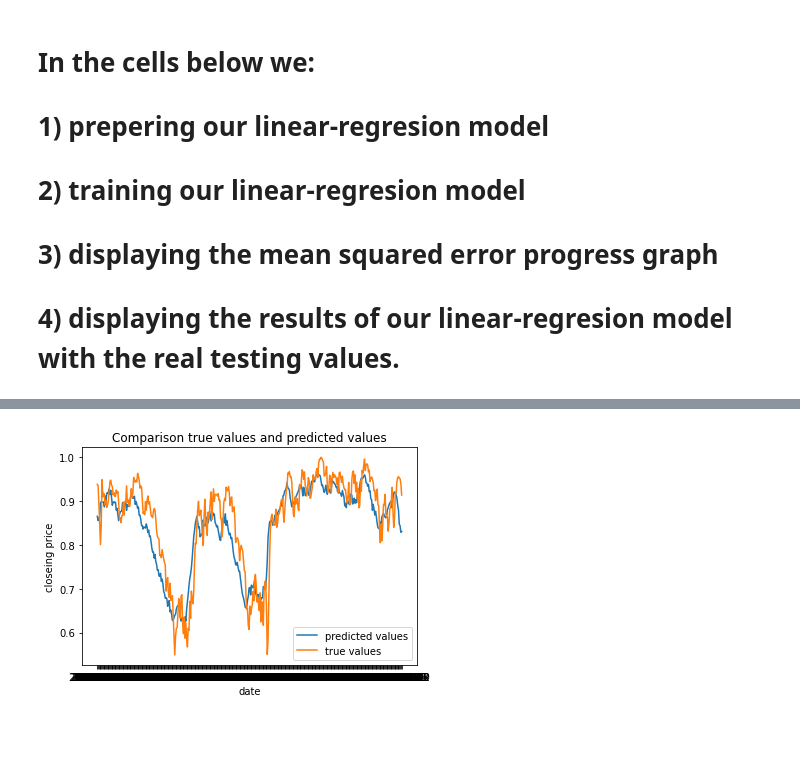
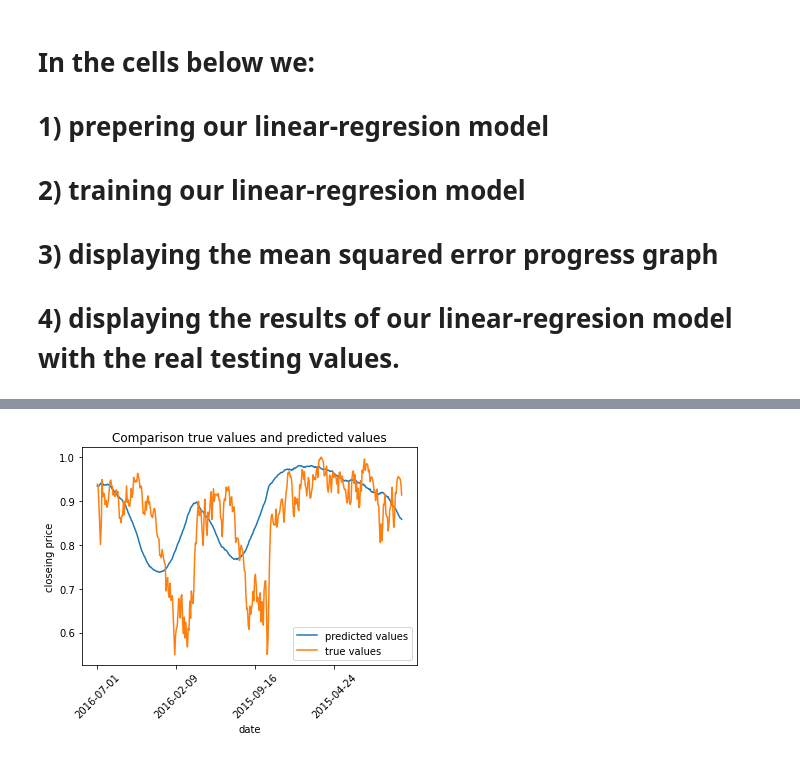
Before and after one commit to Eliot100/DJIA-stock-project, a Jupyter notebook: DJIA_stock_project.ipynb, the cells around one changed output, grey strips where cells are left out. Cells and saved outputs as stored; diff of their text form; code cells hidden in the pictures; blank space fills up the shorter version.

```diff
--- a/DJIA_stock_project.ipynb
+++ b/DJIA_stock_project.ipynb
@@ -124,8 +124,9 @@ data_x_train = x_train.copy()
 data_y_train = np.array(y_train.copy(), ndmin=2).reshape((y_train.shape[0], 1))
 data_x_test = x_test.copy()
 data_y_test = np.array(y_test.copy(), ndmin=2).reshape((y_test.shape[0], 1))
-data_test_dates = df_Combined2['Date'].head(int(test_rowsSize))
+data_test_dates = np.flip(df_Combined2['Date'].head(int(test_rowsSize)).tail(int(test_rowsSize)))
 opening_price_test = data_x_test.copy()['Open']
+features = x_train.shape[1]
 # %% [markdown]
 # In the cell below we importing the libraries that creating ours models, visualize ours results and displaying the time it took to train the models.
 # %%
@@ -357,3 +209,0 @@ plt.show()
-# %%
-weight = sess.run(W1)
-baieses = sess.run(b1)
@@ -622,20 +209,0 @@ iter: 40 , loss: 0.003845734
-# %%
-saver.restore(sess, "gdrive/My Drive/NN 3 hidden layer.ckpt")
-step_size = 0.01
-train_step = tf.train.GradientDescentOptimizer(step_size).minimize(loss)
-minTestLoss = sess.run(loss, feed_dict = {x: data_x_test, y_: data_y_test})
-while(True):
-  for _ in range(3):
-    for _ in range(20):
-      sess.run(train_step, feed_dict={x:data_x_train, y_:data_y_train})
-    temp_loss = sess.run(loss, feed_dict = {x: data_x_train, y_: data_y_train})
-    train_losses.append(temp_loss)
-    temp_loss = sess.run(loss, feed_dict = {x: data_x_test, y_: data_y_test})
-    test_losses.append(temp_loss)
-    print('iter:', i+1,', loss:', temp_loss)
-    i += 1
-  if (temp_loss < minTestLoss):
-    minTestLoss = temp_loss
-    saver.save(sess, "gdrive/My Drive/NN 3 hidden layer.ckpt")
-  if((test_losses[-2] - test_losses[-1] < 0) & (test_losses[-3] - test_losses[-2] < 0)):
-    break
@@ -661,11 +210,15 @@ KeyboardInterrupt: ignored
-# %%
-predicted_values = sess.run(predict, feed_dict = {x: data_x_test})
-plt.title('Comparison true values and predicted values')
-plt.plot(data_test_dates, predicted_values, label='predicted values')
-plt.plot(data_test_dates, data_y_test, label='true values')
-plt.legend()
-plt.xlabel('date')
-plt.ylabel('closeing price')
-plt.show()
-# %% [output]
-[figure, removed]
+# %%
+# https://stackoverflow.com/questions/50128668/how-to-adjust-tick-frequency-for-string-x-axis
+saver.restore(sess, "gdrive/My Drive/Deep learning poj/LR.ckpt")
+predicted_values = sess.run(y, feed_dict = {x: data_x_test})
+plt.title('Comparison true values and predicted values')
+plt.plot(data_test_dates, predicted_values, label='predicted values')
+plt.plot(data_test_dates, data_y_test, label='true values')
+plt.legend()
+plt.xlabel('date')
+plt.ylabel('closeing price')
+plt.gca().set_xticks(data_test_dates[::100])
+plt.gca().set_xticklabels(data_test_dates[::100], rotation=45)
+plt.show()
+# %% [output]
+[figure, added]
```
Also changed, not shown: parts of 40 cells of this notebook.
